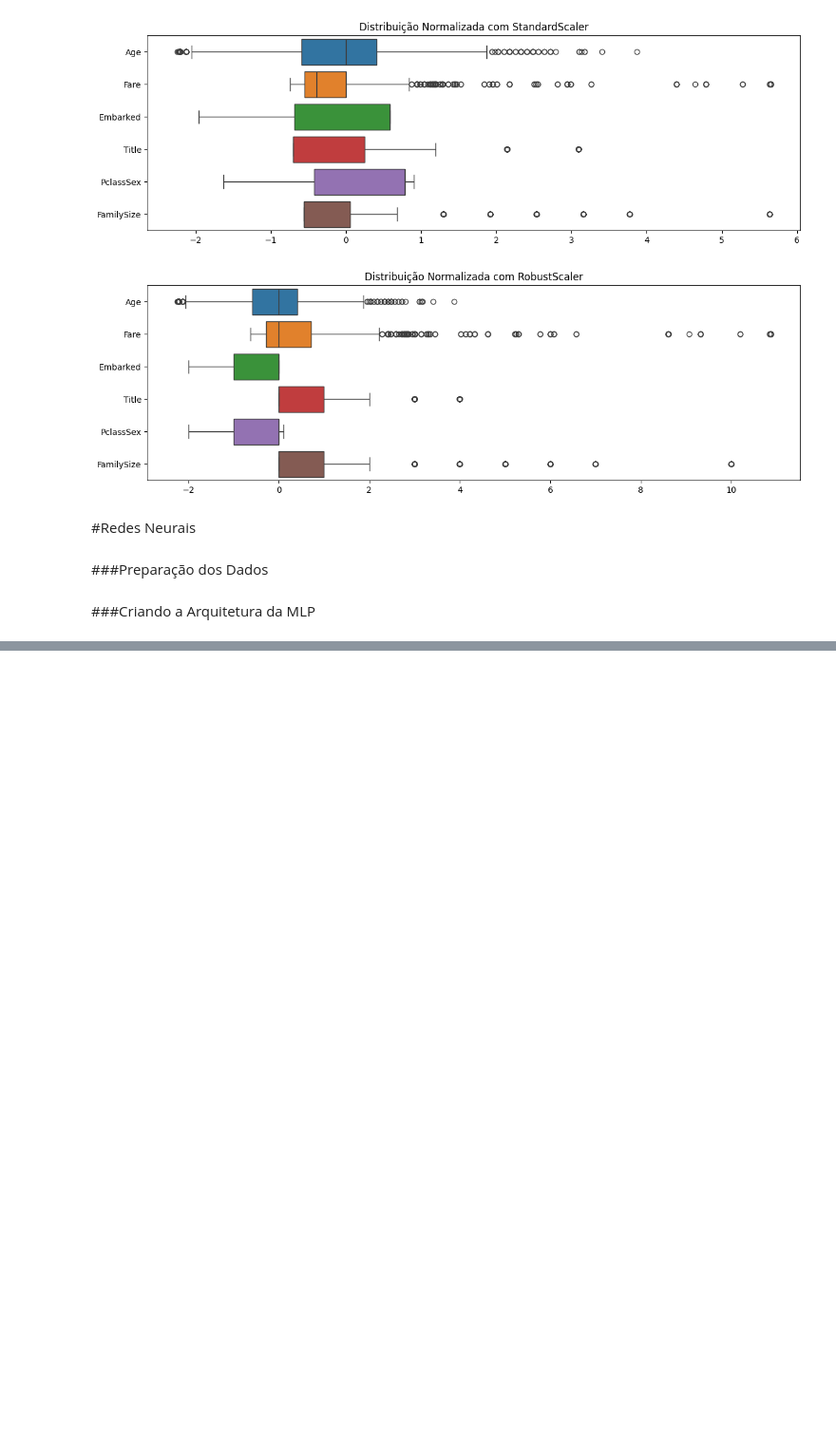
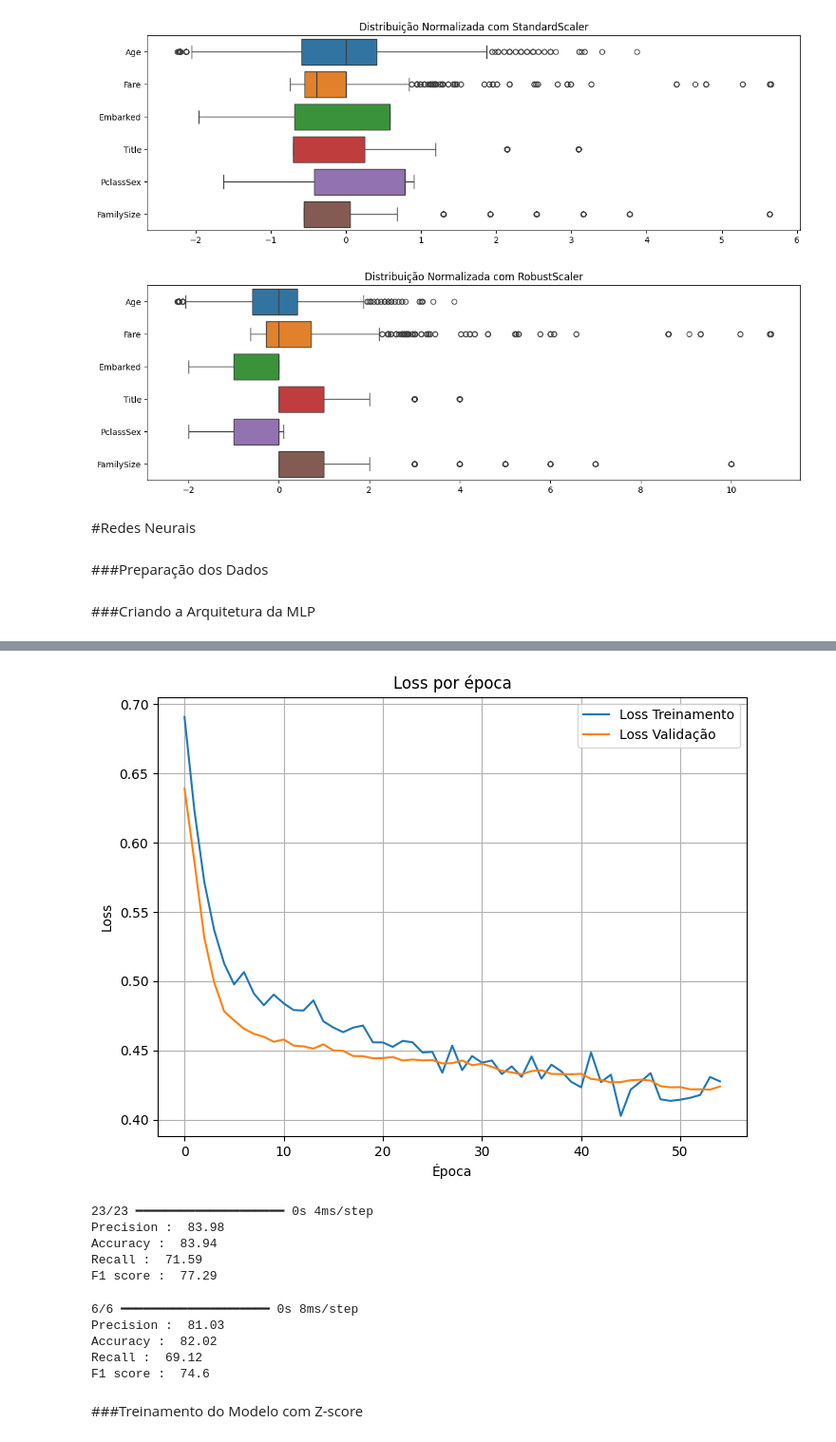
Before and after one commit to thalesgmendes/titanic-survival-analysis, a Jupyter notebook: Rede_Neurais_Avaliação_P3.ipynb, the cells around one changed output, grey strips where cells are left out. Shown at 95% size. Drawn from its saved outputs; the diff is of its cells as text; code cells hidden in the pictures; blank space fills up the shorter version.

Commit message:
Treinamento do modelo e validacao do modelo

```diff
--- a/Rede_Neurais_Avaliação_P3.ipynb
+++ b/Rede_Neurais_Avaliação_P3.ipynb
@@ -507,6 +534,6 @@ from tensorflow.keras import layers, callbacks
 # %%
 tf.random.set_seed(42)
-model = Sequential([
+model1 = Sequential([
     Dense(32, input_shape=(X_train_r.shape[1],), activation='relu'),
     Dropout(0.2),
     Dense(64, activation='relu'),
@@ -515,0 +545,14 @@ model = Sequential([
+# %%
+model1.compile(
+    loss=tf.keras.losses.binary_crossentropy,  # Função de perda apropriada para classificação binária
+    optimizer=tf.keras.optimizers.Adam(learning_rate=0.001),  # Otimizador eficiente e amplamente usado
+    metrics=['acc']  # Métrica de acurácia durante o treino e validação
+)
+
+history = model1.fit(
+    X_train_r, y_train_r,  # Dados de treino (robust scaler aplicado)
+    validation_data=(X_test_r, y_test_r),  # Dados de validação para acompanhar desempenho fora do treino
+    epochs=55,  # Número total de passagens pelo conjunto de treino
+    batch_size=16,  # Número de amostras por atualização do gradiente
+    verbose=2  # Mostra progresso do treino de forma resumida (por época)
+)
@@ -515,0 +577,40 @@ model = Sequential([
+# %%
+plt.figure(figsize=(8, 6))
+plt.plot(history.history['loss'], label='Loss Treinamento')
+plt.plot(history.history['val_loss'], label='Loss Validação')
+plt.title('Loss por época')
+plt.xlabel('Época')
+plt.ylabel('Loss')
+plt.legend()
+plt.grid(True)
+plt.show()
+# %% [output]
+[figure, added]
+# %%
+from sklearn import metrics
+import numpy as np
+Y_pred_rand = (model1.predict(X_train_r) > 0.5).astype(int)
+print('Precision : ', np.round(metrics.precision_score(y_train_r, Y_pred_rand)*100,2))
+print('Accuracy : ', np.round(metrics.accuracy_score(y_train_r, Y_pred_rand)*100,2))
+print('Recall : ', np.round(metrics.recall_score(y_train_r, Y_pred_rand)*100,2))
+print('F1 score : ', np.round(metrics.f1_score(y_train_r, Y_pred_rand)*100,2))
+# %% [output]
+23/23 ━━━━━━━━━━━━━━━━━━━━ 0s 4ms/step
+Precision :  83.98
+Accuracy :  83.94
+Recall :  71.59
+F1 score :  77.29
+# %%
+Y_pred_rand = (model1.predict(X_test_r) > 0.5).astype(int)
+print('Precision : ', np.round(metrics.precision_score(y_test_r, Y_pred_rand)*100,2))
+print('Accuracy : ', np.round(metrics.accuracy_score(y_test_r, Y_pred_rand)*100,2))
+print('Recall : ', np.round(metrics.recall_score(y_test_r, Y_pred_rand)*100,2))
+print('F1 score : ', np.round(metrics.f1_score(y_test_r, Y_pred_rand)*100,2))
+# %% [output]
+6/6 ━━━━━━━━━━━━━━━━━━━━ 0s 8ms/step
+Precision :  81.03
+Accuracy :  82.02
+Recall :  69.12
+F1 score :  74.6
+# %% [markdown]
+###Treinamento do Modelo com Z-score
```
Also changed, not shown: parts of 12 cells of this notebook.
